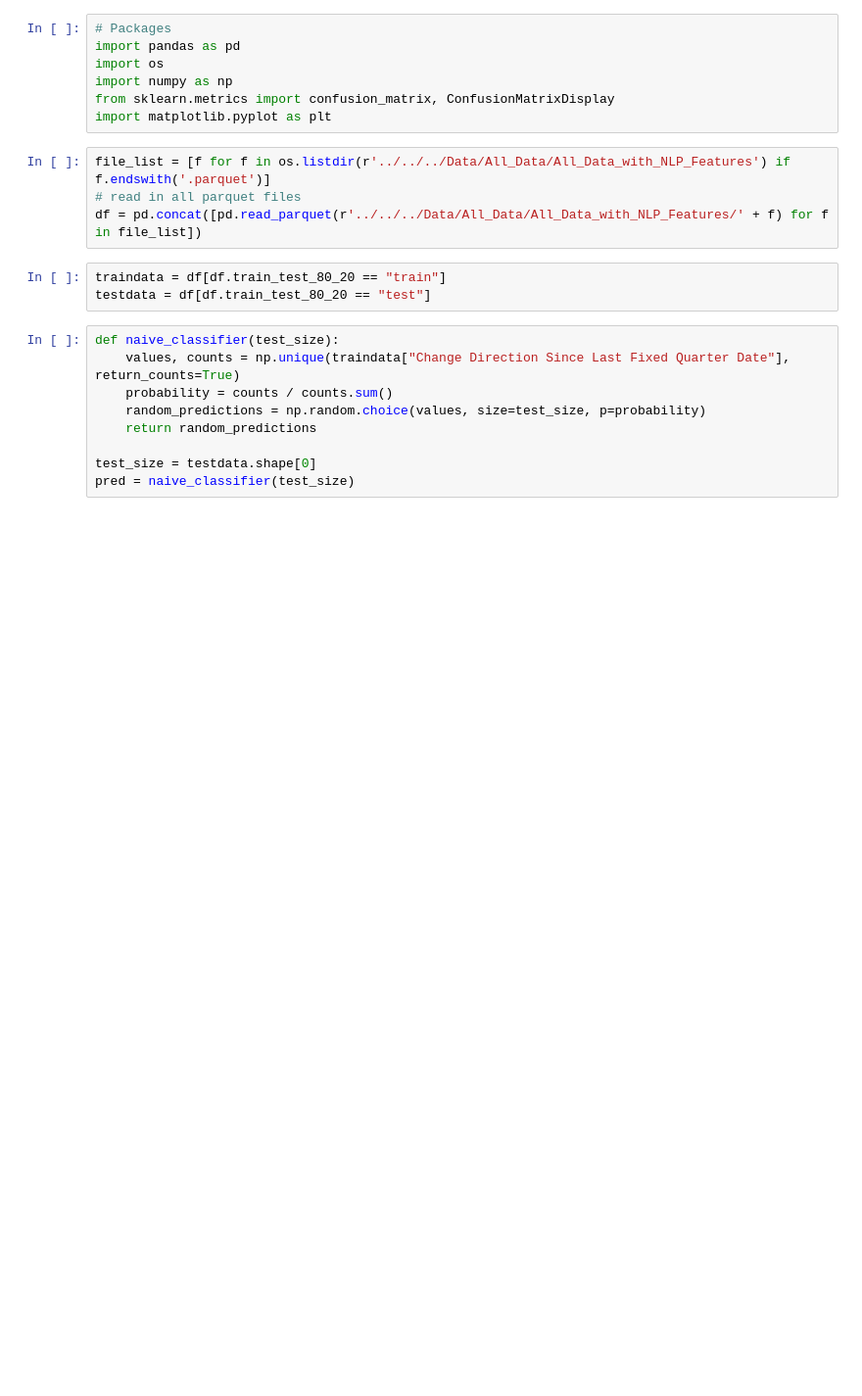
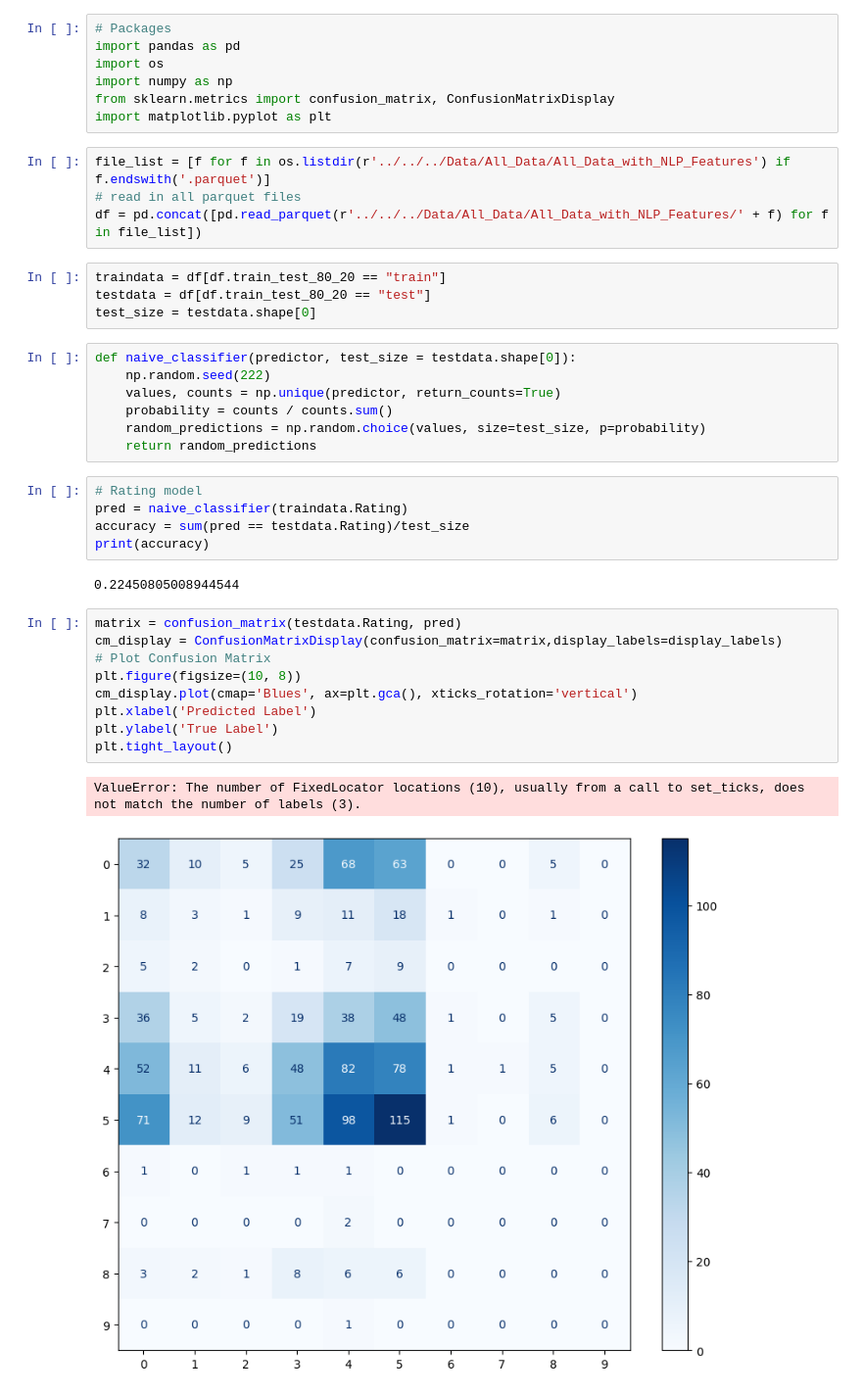
Before and after one commit to current12/Stat-222-Project, a Jupyter notebook: Code/Modelling/Random Guess Model/random_guess.ipynb, the cells around one changed output. Shown at 98% size. Saved outputs shown, nothing was run; the diff lists cells and outputs as text; blank space fills up the shorter version.

Commit message:
Random model if anyone is interested in putting it in their report

```diff
--- a/Code/Modelling/Random Guess Model/random_guess.ipynb
+++ b/Code/Modelling/Random Guess Model/random_guess.ipynb
@@ -12,13 +12,31 @@ df = pd.concat([pd.read_parquet(r'../../../Data/All_Data/All_Data_with_NLP_Featu
 # %%
 traindata = df[df.train_test_80_20 == "train"]
 testdata = df[df.train_test_80_20 == "test"]
+test_size = testdata.shape[0]
 # %%
-def naive_classifier(test_size):
-    values, counts = np.unique(traindata["Change Direction Since Last Fixed Quarter Date"], return_counts=True)
+def naive_classifier(predictor, test_size = testdata.shape[0]):
+    np.random.seed(222)
+    values, counts = np.unique(predictor, return_counts=True)
     probability = counts / counts.sum()
     random_predictions = np.random.choice(values, size=test_size, p=probability)
     return random_predictions
-
-test_size = testdata.shape[0]
-pred = naive_classifier(test_size)
+# %%
+# Rating model
+pred = naive_classifier(traindata.Rating)
+accuracy = sum(pred == testdata.Rating)/test_size
+print(accuracy)
+# %% [output]
+0.22450805008944544
+# %%
+matrix = confusion_matrix(testdata.Rating, pred)
+cm_display = ConfusionMatrixDisplay(confusion_matrix=matrix,display_labels=display_labels)
+# Plot Confusion Matrix
+plt.figure(figsize=(10, 8))
+cm_display.plot(cmap='Blues', ax=plt.gca(), xticks_rotation='vertical')
+plt.xlabel('Predicted Label')
+plt.ylabel('True Label')
+plt.tight_layout()
+# %% [output]
+ValueError: The number of FixedLocator locations (10), usually from a call to set_ticks, does not match the number of labels (3).
+[figure, added]
 # %%
```
Also changed, not shown: parts of 2 cells of this notebook.
